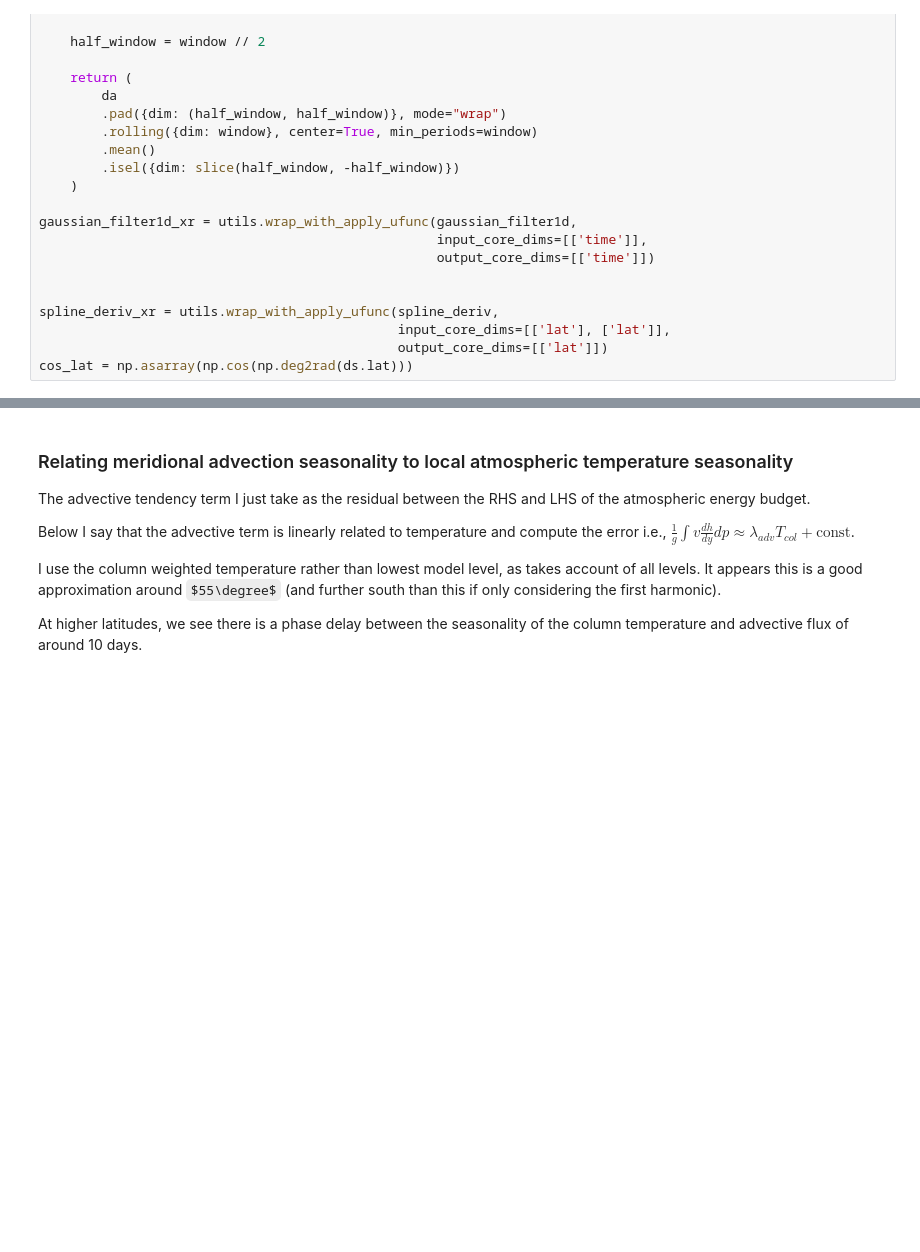
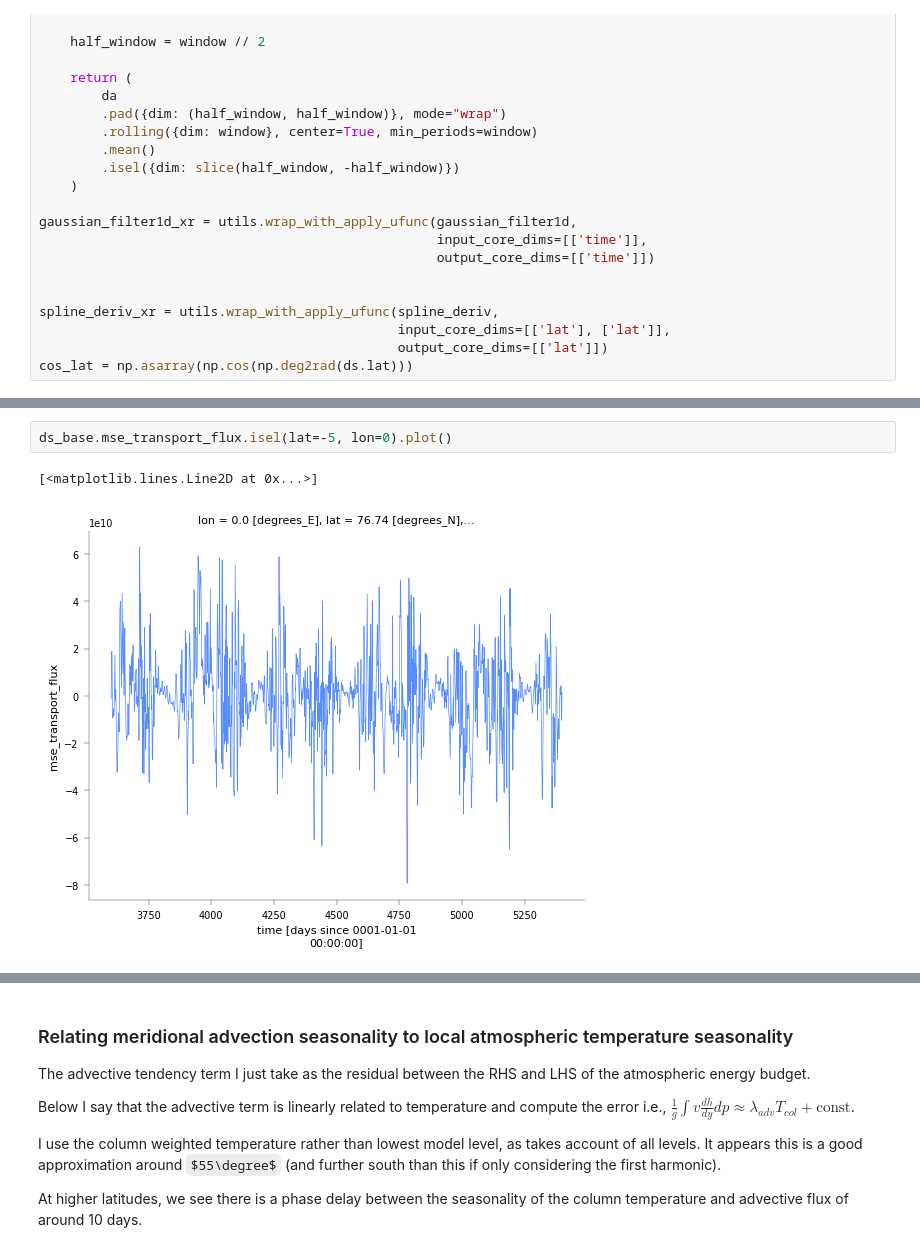
Before and after one commit to jduffield65/Isca, a Jupyter notebook: jobs/thesis_season/meridional_advection.ipynb, the cells around one changed output, grey strips where cells are left out. Drawn from its saved outputs; the diff is of its cells as text; some formulas as TeX source; blank space fills up the shorter version.

```diff
--- a/jobs/thesis_season/meridional_advection.ipynb
+++ b/jobs/thesis_season/meridional_advection.ipynb
@@ -195,0 +175,5 @@ plt.show()
+# %%
+ds_base.mse_transport_flux.isel(lat=-5, lon=0).plot()
+# %% [output]
+[<matplotlib.lines.Line2D at 0x...>]
+[figure, added]
```
Also changed, not shown: parts of 33 cells of this notebook, 1 other file.
